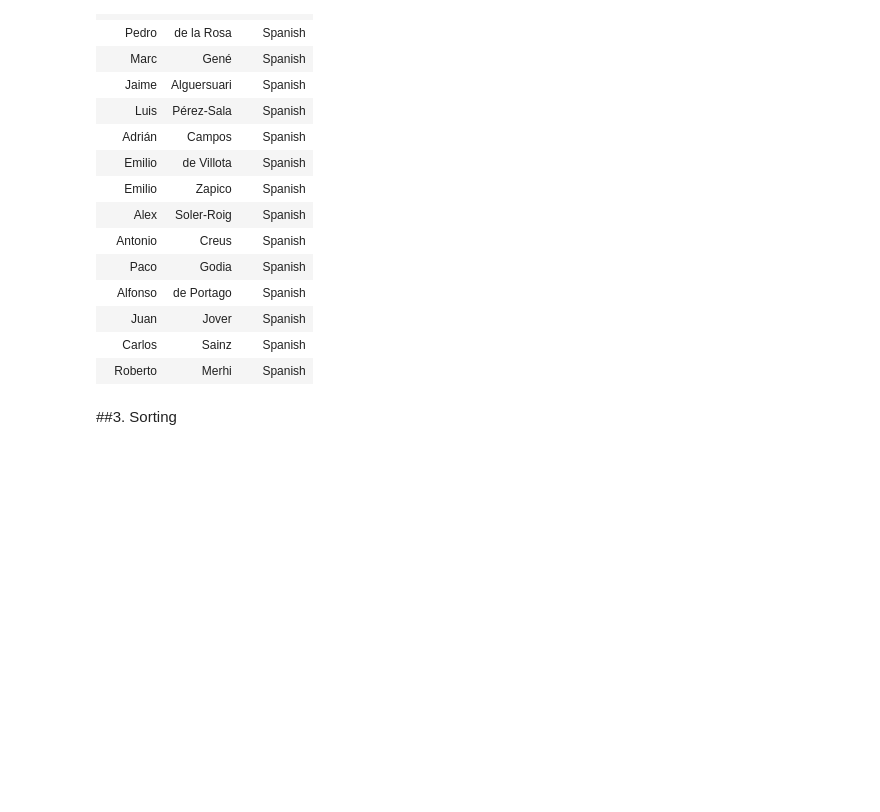
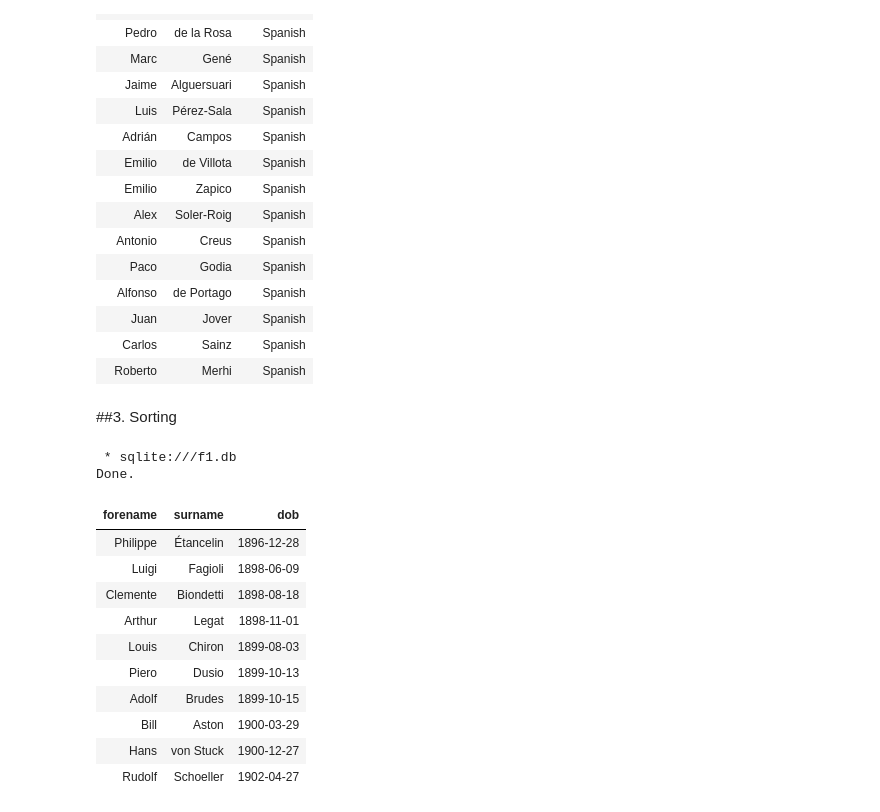
Before and after one commit to abbas-567/Formula-1-SQL, a Jupyter notebook: f1sql.ipynb, the cells around one changed output. Cells and saved outputs as stored; diff of their text form; code cells hidden in the pictures; blank space fills up the shorter version.

```diff
--- a/f1sql.ipynb
+++ b/f1sql.ipynb
@@ -104,3 +129,23 @@ Done.
 | Roberto | Merhi | Spanish |
 # %% [markdown]
 ##3. Sorting
+# %%
+%%sql
+SELECT forename, surname, dob
+FROM drivers
+ORDER BY dob ASC
+LIMIT 10;
+# %% [output]
+ * sqlite:///f1.db
+Done.
+| forename | surname | dob |
+| Philippe | Étancelin | 1896-12-28 |
+| Luigi | Fagioli | 1898-06-09 |
+| Clemente | Biondetti | 1898-08-18 |
+| Arthur | Legat | 1898-11-01 |
+| Louis | Chiron | 1899-08-03 |
+| Piero | Dusio | 1899-10-13 |
+| Adolf | Brudes | 1899-10-15 |
+| Bill | Aston | 1900-03-29 |
+| Hans | von Stuck | 1900-12-27 |
+| Rudolf | Schoeller | 1902-04-27 |
```
Also changed, not shown: parts of 14 cells of this notebook.
